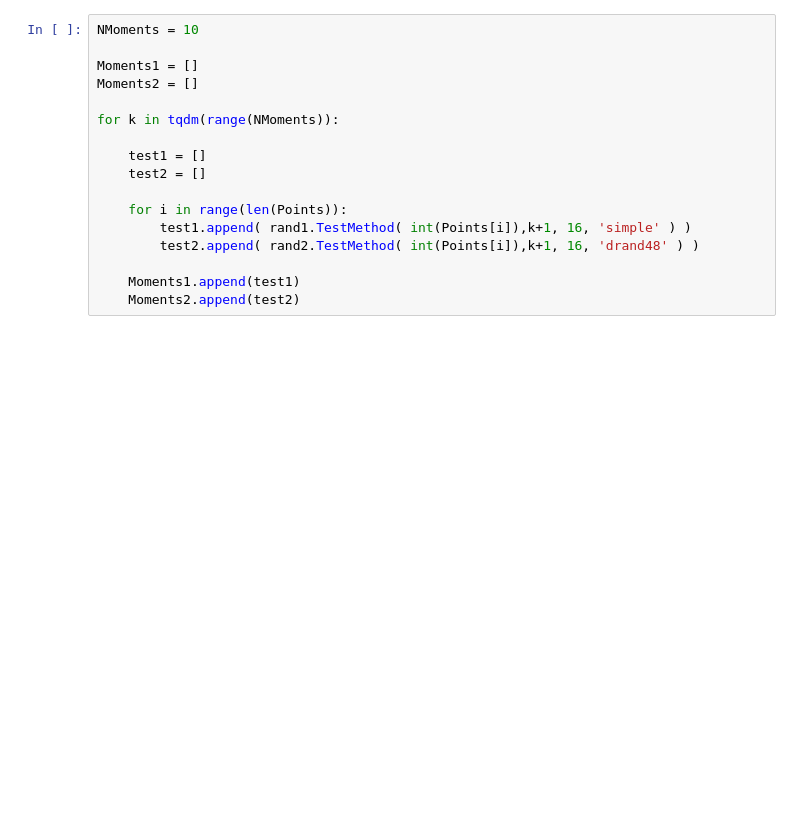
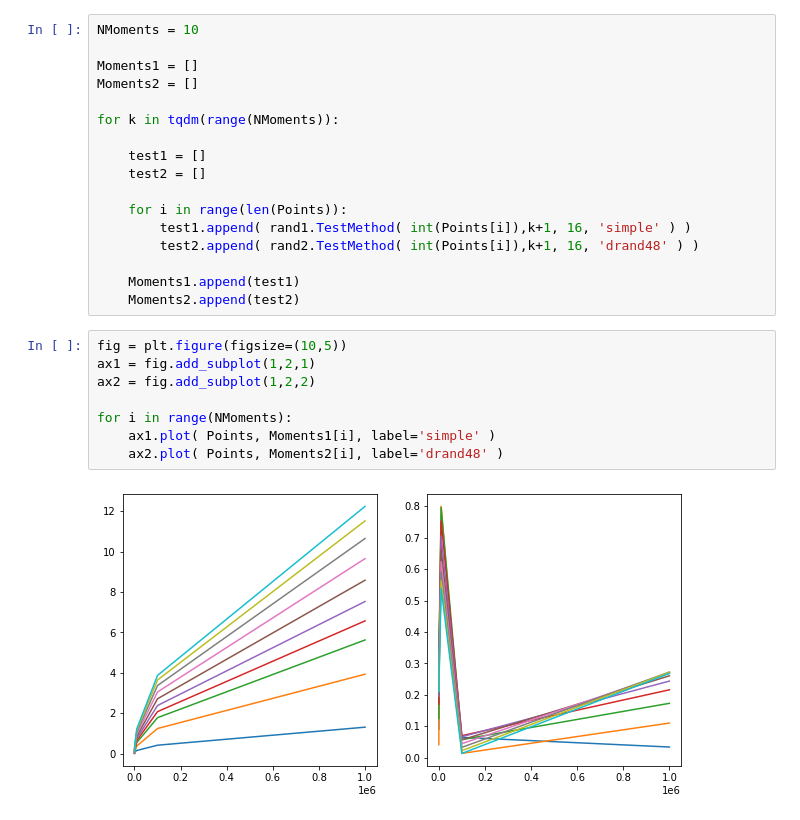
Before and after one commit to mariaalaimo/MetodosComputacionales20222, a Jupyter notebook: Week6/Generadores.ipynb, the cells around one changed output. Saved outputs shown, nothing was run; the diff lists cells and outputs as text; blank space fills up the shorter version.

```diff
--- a/Week6/Generadores.ipynb
+++ b/Week6/Generadores.ipynb
@@ -100,3 +100,13 @@ for k in tqdm(range(NMoments)):
 
     Moments1.append(test1)
     Moments2.append(test2)
+# %%
+fig = plt.figure(figsize=(10,5))
+ax1 = fig.add_subplot(1,2,1)
+ax2 = fig.add_subplot(1,2,2)
+
+for i in range(NMoments):
+    ax1.plot( Points, Moments1[i], label='simple' )
+    ax2.plot( Points, Moments2[i], label='drand48' )
+# %% [output]
+[figure, added]
```
